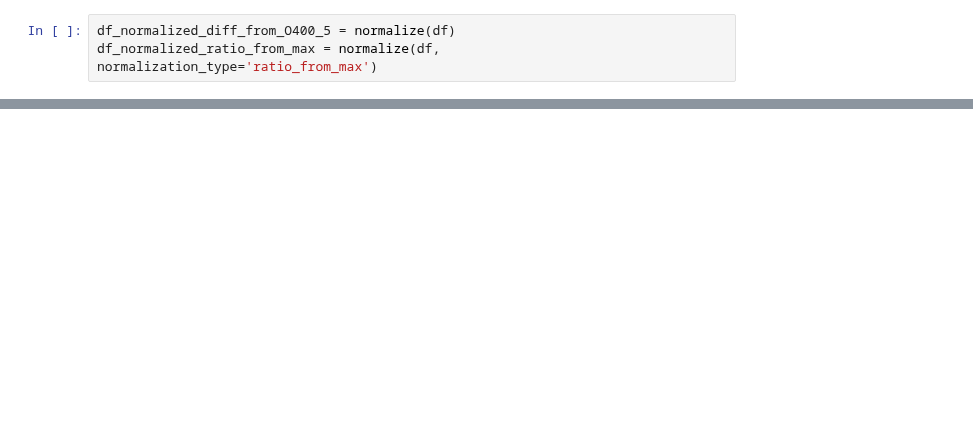
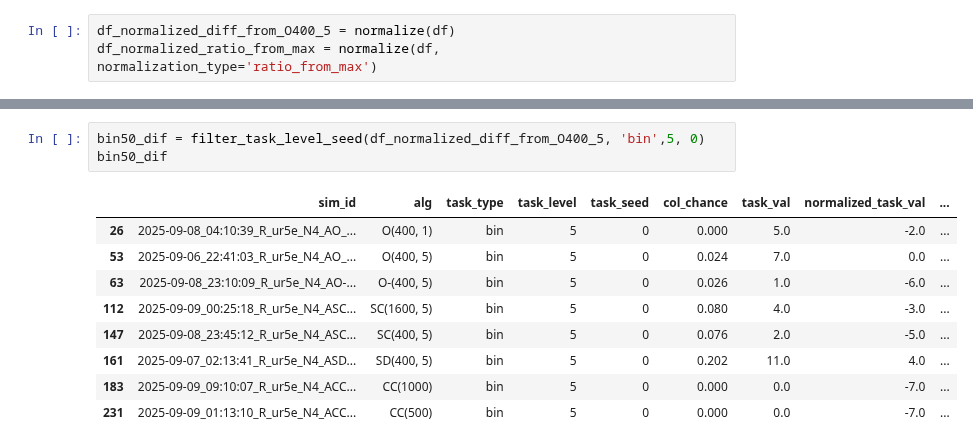
Before and after one commit to Dan7171/rl_for_curobo, a Jupyter notebook: projects_root/experiments/analysis_1409_from_csv.ipynb, the cells around one changed output, grey strips where cells are left out. Saved outputs shown, nothing was run; the diff lists cells and outputs as text; blank space fills up the shorter version.

```diff
--- a/projects_root/experiments/analysis_1409_from_csv.ipynb
+++ b/projects_root/experiments/analysis_1409_from_csv.ipynb
@@ -140,0 +266,13 @@ df_normalized_diff_from_O400_5_gb_task_and_level = df_normalized_diff_from_O400_
+# %%
+bin50_dif = filter_task_level_seed(df_normalized_diff_from_O400_5, 'bin',5, 0)
+bin50_dif
+# %% [output]
+|  | sim_id | alg | task_type | task_level | task_seed | col_chance | task_val | normalized_task_val | ... |
+| 26 | 2025-09-08_04:10:39_R_ur5e_N4_AO_... | O(400, 1) | bin | 5 | 0 | 0.000 | 5.0 | -2.0 | ... |
+| 53 | 2025-09-06_22:41:03_R_ur5e_N4_AO_... | O(400, 5) | bin | 5 | 0 | 0.024 | 7.0 | 0.0 | ... |
+| 63 | 2025-09-08_23:10:09_R_ur5e_N4_AO-... | O-(400, 5) | bin | 5 | 0 | 0.026 | 1.0 | -6.0 | ... |
+| 112 | 2025-09-09_00:25:18_R_ur5e_N4_ASC... | SC(1600, 5) | bin | 5 | 0 | 0.080 | 4.0 | -3.0 | ... |
+| 147 | 2025-09-08_23:45:12_R_ur5e_N4_ASC... | SC(400, 5) | bin | 5 | 0 | 0.076 | 2.0 | -5.0 | ... |
+| 161 | 2025-09-07_02:13:41_R_ur5e_N4_ASD... | SD(400, 5) | bin | 5 | 0 | 0.202 | 11.0 | 4.0 | ... |
+| 183 | 2025-09-09_09:10:07_R_ur5e_N4_ACC... | CC(1000) | bin | 5 | 0 | 0.000 | 0.0 | -7.0 | ... |
+| 231 | 2025-09-09_01:13:10_R_ur5e_N4_ACC... | CC(500) | bin | 5 | 0 | 0.000 | 0.0 | -7.0 | ... |
```
Also changed, not shown: parts of 13 cells of this notebook, 8 other files.
